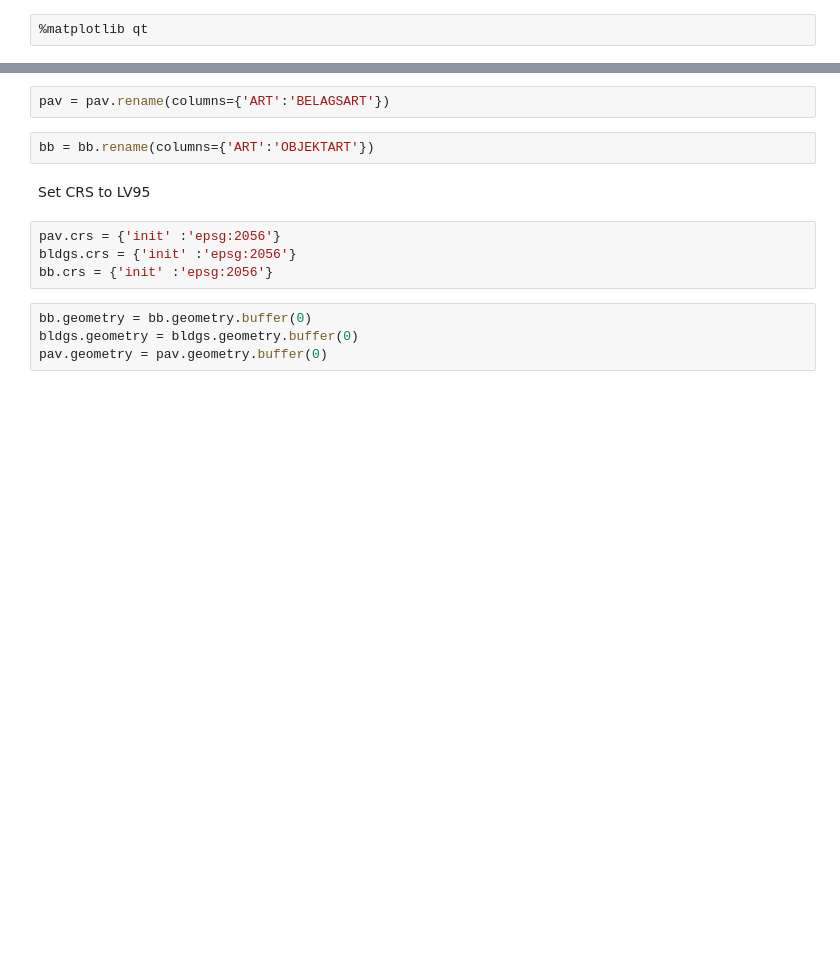
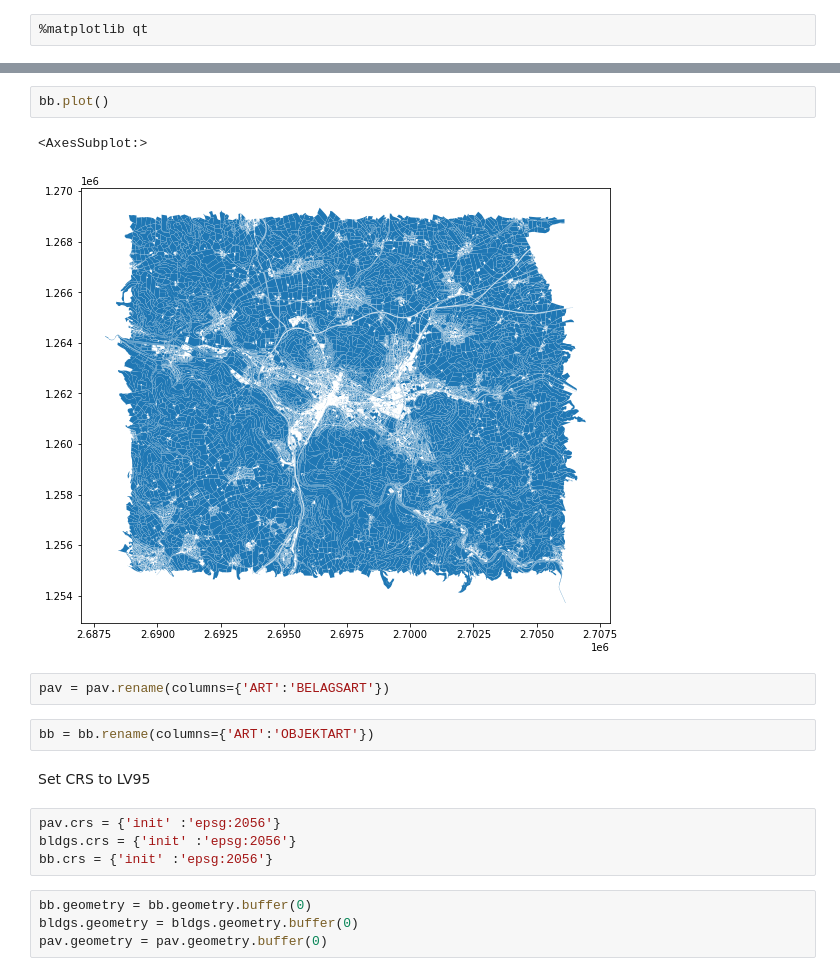
Before and after one commit to stefanfluck/miscellaneous, a Jupyter notebook: Geodata Manipulation/palmpy_geodata_prep.ipynb, the cells around one changed output, grey strips where cells are left out. Drawn from its saved outputs; the diff is of its cells as text; blank space fills up the shorter version.

```diff
--- a/Geodata Manipulation/palmpy_geodata_prep.ipynb
+++ b/Geodata Manipulation/palmpy_geodata_prep.ipynb
@@ -68,3 +69,8 @@ bldgs.plot()
+# %%
+bb.plot()
+# %% [output]
+<AxesSubplot:>
+[figure, added]
 # %%
 pav = pav.rename(columns={'ART':'BELAGSART'})
 # %%
```
Also changed, not shown: parts of 5 cells of this notebook.
